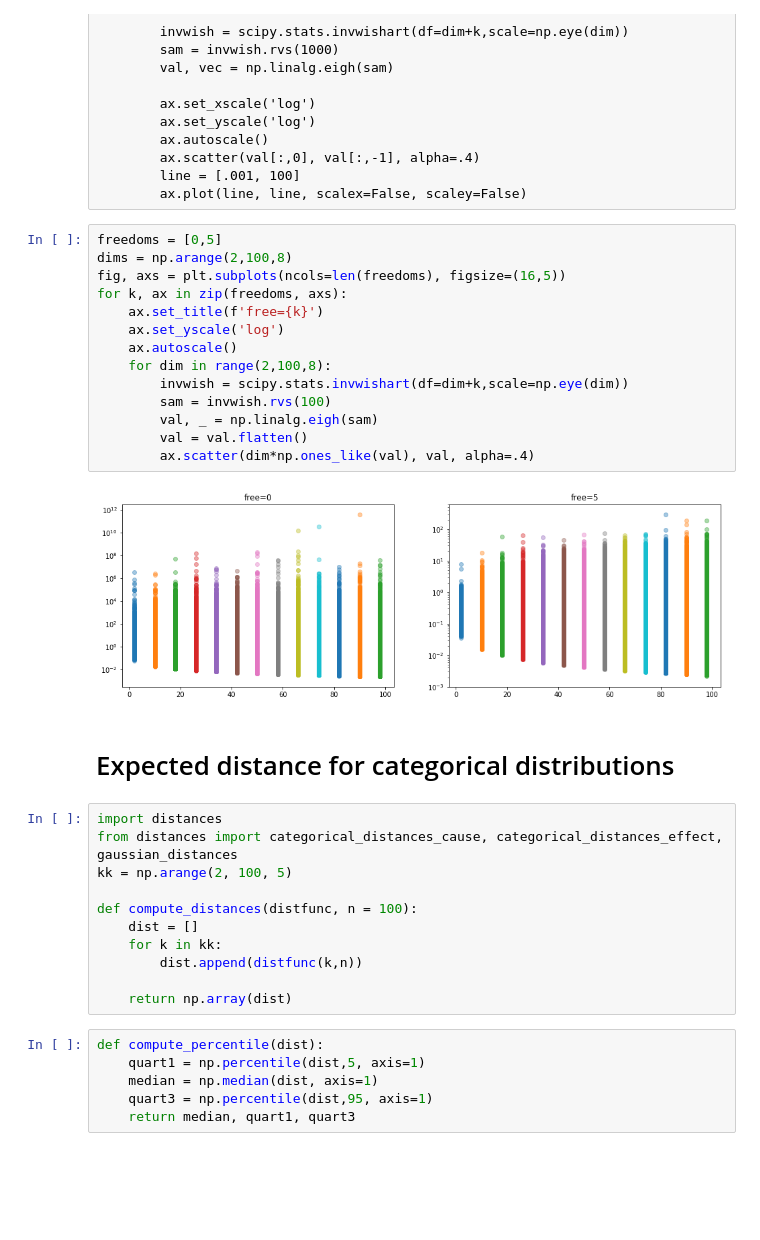
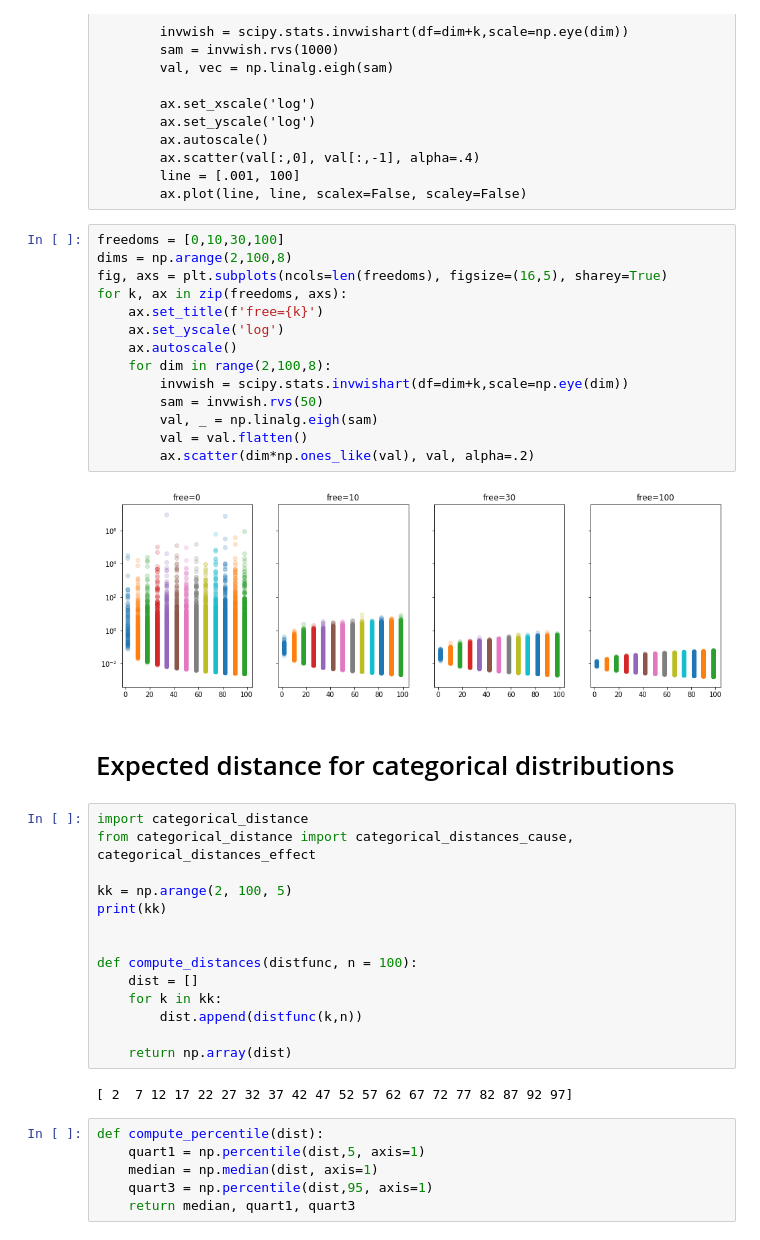
Before and after one commit to remilepriol/causal-adaptation-speed, a Jupyter notebook: softargmax.ipynb, the cells around one changed output. Drawn from its saved outputs; the diff is of its cells as text; blank space fills up the shorter version.

```diff
--- a/softargmax.ipynb
+++ b/softargmax.ipynb
@@ -177,27 +177,30 @@ for dim in range(2,100,8):
         line = [.001, 100]
         ax.plot(line, line, scalex=False, scaley=False)
 # %%
-freedoms = [0,5]
+freedoms = [0,10,30,100]
 dims = np.arange(2,100,8)
-fig, axs = plt.subplots(ncols=len(freedoms), figsize=(16,5))
+fig, axs = plt.subplots(ncols=len(freedoms), figsize=(16,5), sharey=True)
 for k, ax in zip(freedoms, axs):
     ax.set_title(f'free={k}')
     ax.set_yscale('log')
     ax.autoscale()
     for dim in range(2,100,8):
         invwish = scipy.stats.invwishart(df=dim+k,scale=np.eye(dim))
-        sam = invwish.rvs(100)
+        sam = invwish.rvs(50)
         val, _ = np.linalg.eigh(sam)
         val = val.flatten()
-        ax.scatter(dim*np.ones_like(val), val, alpha=.4)
+        ax.scatter(dim*np.ones_like(val), val, alpha=.2)
 # %% [output]
-[figure, old version]
+[figure, new version]
 # %% [markdown]
 # Expected distance for categorical distributions
 # %%
-import distances
-from distances import categorical_distances_cause, categorical_distances_effect, gaussian_distances
+import categorical_distance
+from categorical_distance import categorical_distances_cause, categorical_distances_effect
+
 kk = np.arange(2, 100, 5)
+print(kk)
+
 
 def compute_distances(distfunc, n = 100):
     dist = []
@@ -205,6 +208,8 @@ def compute_distances(distfunc, n = 100):
         dist.append(distfunc(k,n))
 
     return np.array(dist)
+# %% [output]
+[ 2  7 12 17 22 27 32 37 42 47 52 57 62 67 72 77 82 87 92 97]
 # %%
 def compute_percentile(dist):
     quart1 = np.percentile(dist,5, axis=1)
```
Also changed, not shown: parts of 20 cells of this notebook.
